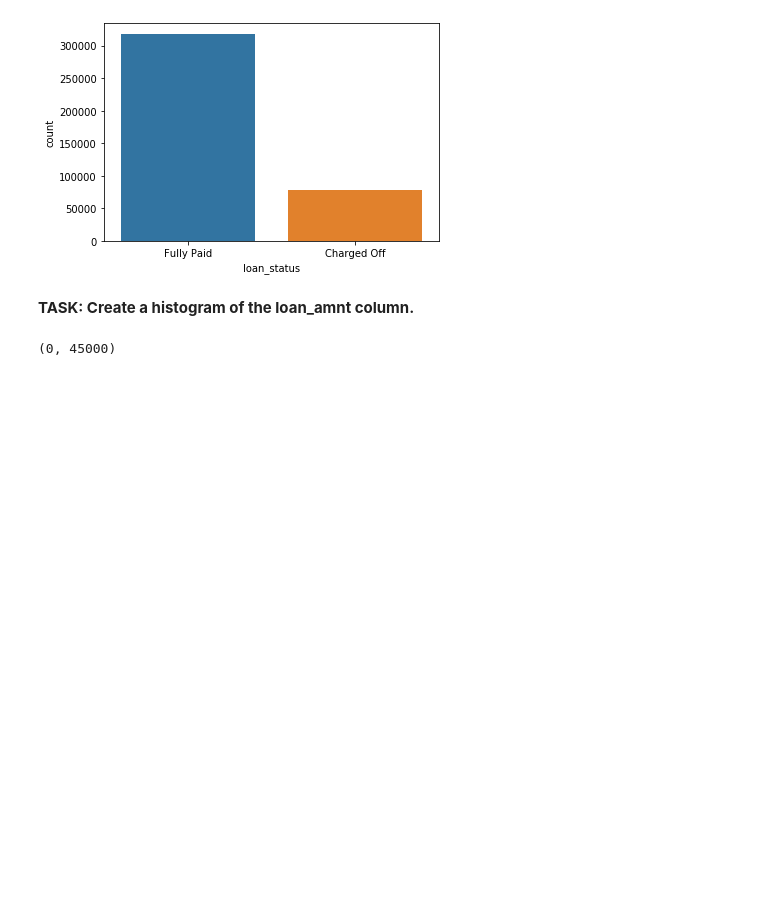
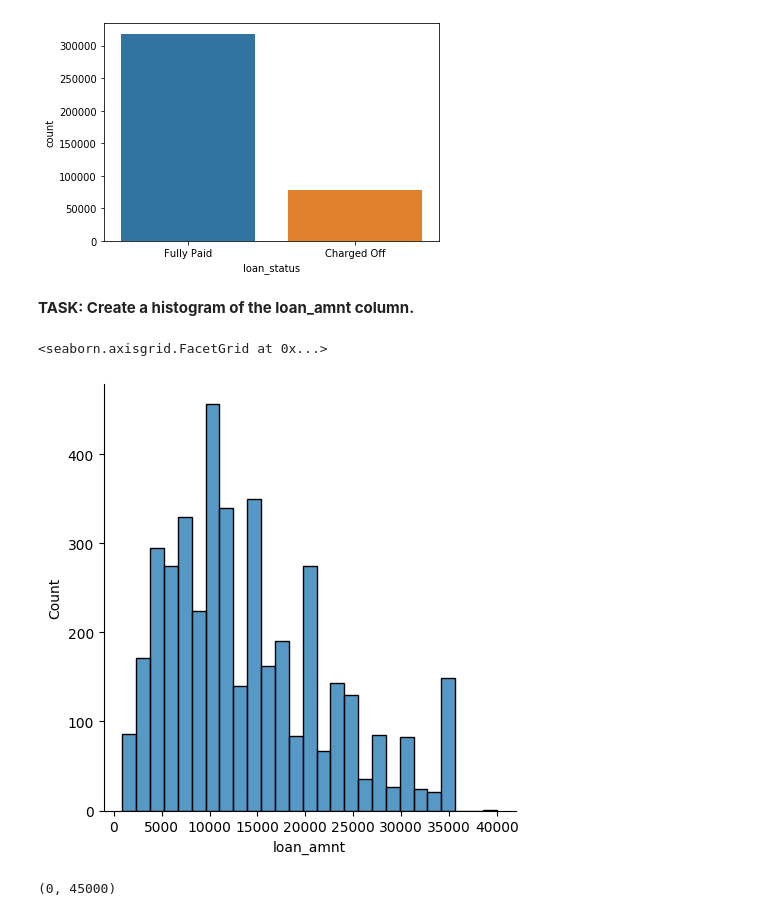
Before and after one commit to o-bissing/TF_Udemy, a Jupyter notebook: 03_Keras_Project_Exercise.ipynb, the cells around one changed output. Cells and saved outputs as stored; diff of their text form; code cells hidden in the pictures; blank space fills up the shorter version.

```diff
--- a/03_Keras_Project_Exercise.ipynb
+++ b/03_Keras_Project_Exercise.ipynb
@@ -261,3 +262,8 @@ memory usage: 81.6+ MB
+# %%
+sns.displot(df['loan_amnt'])
+# %% [output]
+<seaborn.axisgrid.FacetGrid at 0x...>
+[figure, added]
 # %%
 # %% [output]
 (0, 45000)
```
Also changed, not shown: parts of 13 cells of this notebook.
